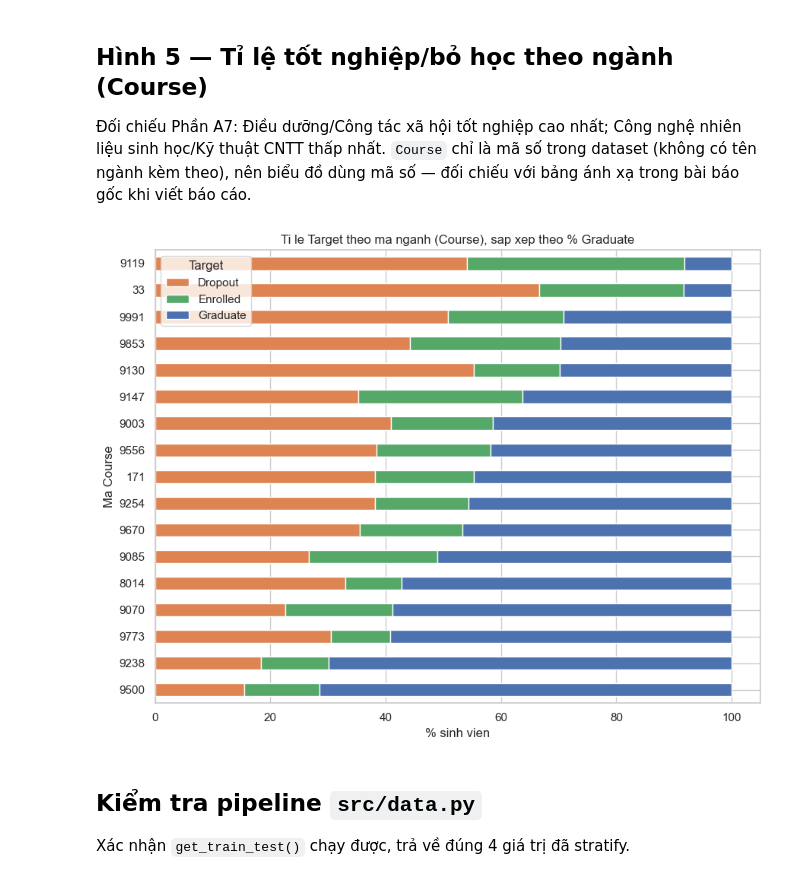
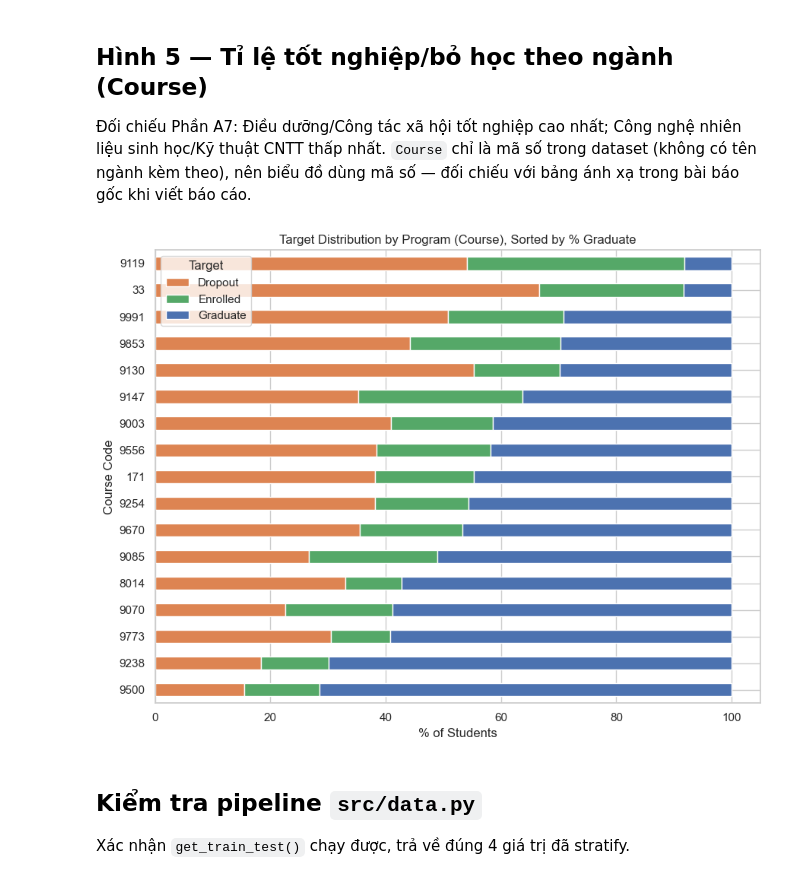
Before and after one commit to thphuc06/Lab2_DecisionTree, a Jupyter notebook: notebooks/01_eda.ipynb, the cells around one changed output. Cells and saved outputs as stored; diff of their text form; code cells hidden in the pictures.

```diff
--- a/notebooks/01_eda.ipynb
+++ b/notebooks/01_eda.ipynb
@@ -199,20 +199,20 @@ kèm theo), nên biểu đồ dùng mã số — đối chiếu với bảng án
 # %%
 course_target = pd.crosstab(df["Course"], df["Target"], normalize="index") * 100
 course_target = course_target[["Dropout", "Enrolled", "Graduate"]].sort_values(
     "Graduate", ascending=False
 )
 
 fig, ax = plt.subplots(figsize=(9, 7))
 course_target.plot(kind="barh", stacked=True, ax=ax,
                     color=["#DD8452", "#55A868", "#4C72B0"])
-ax.set_title("Ti le Target theo ma nganh (Course), sap xep theo % Graduate")
-ax.set_xlabel("% sinh vien")
-ax.set_ylabel("Ma Course")
+ax.set_title("Target Distribution by Program (Course), Sorted by % Graduate")
+ax.set_xlabel("% of Students")
+ax.set_ylabel("Course Code")
 fig.tight_layout()
 fig.savefig(FIG_DIR / "A_target_by_course.png", dpi=150)
 plt.show()
 # %% [output]
-[figure, old version]
+[figure, new version]
 # %% [markdown]
 ## Kiểm tra pipeline `src/data.py`
 
```
Also changed, not shown: parts of 4 cells of this notebook, 8 other files.
